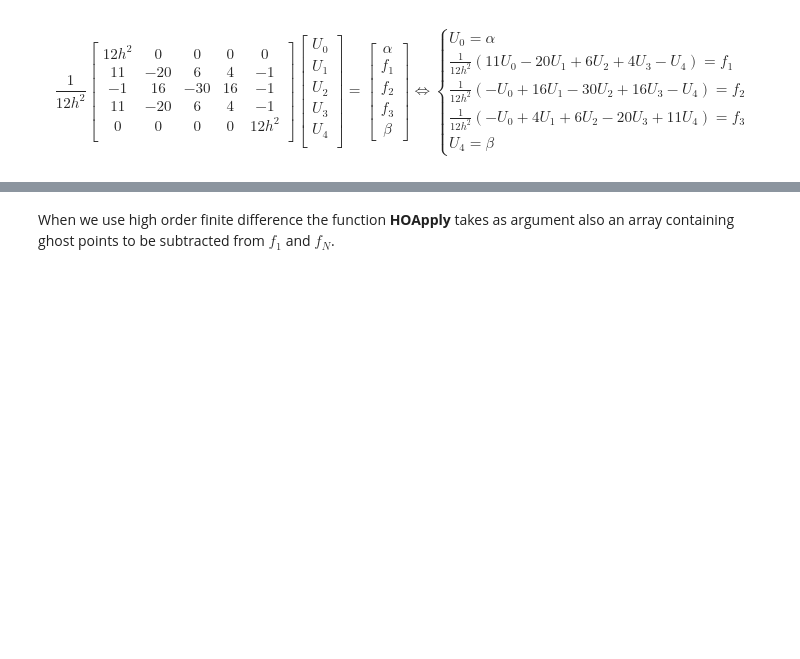
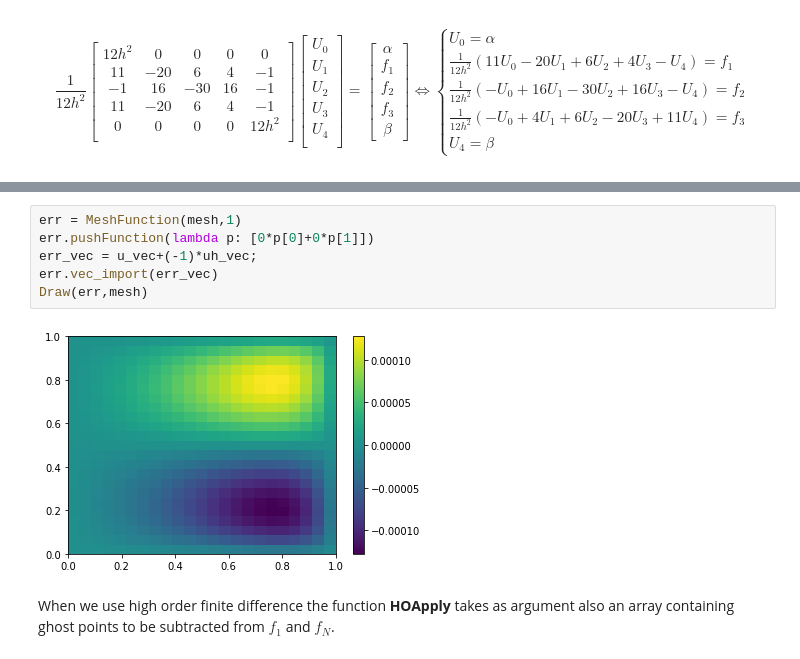
Before and after one commit to UZerbinati/Suite, a Jupyter notebook: Docs/PDE/FiniteDifferenceElliptic.ipynb, the cells around one changed output, grey strips where cells are left out. Drawn from its saved outputs; the diff is of its cells as text; blank space fills up the shorter version.

```diff
--- a/Docs/PDE/FiniteDifferenceElliptic.ipynb
+++ b/Docs/PDE/FiniteDifferenceElliptic.ipynb
@@ -431,2 +509,10 @@ Error norm 2:  0.00018913247658362115  Error norm inf: 0.00022523214898917399
+# %%
+err = MeshFunction(mesh,1)
+err.pushFunction(lambda p: [0*p[0]+0*p[1]])
+err_vec = u_vec+(-1)*uh_vec;
+err.vec_import(err_vec)
+Draw(err,mesh)
+# %% [output]
+[figure, added]
 # %% [markdown]
 When we use high order finite difference the function __HOApply__ takes as argument also an array containing ghost points to be subtracted from $f_1$ and $f_N$.
```
Also changed, not shown: parts of 7 cells of this notebook, 14 other files.
